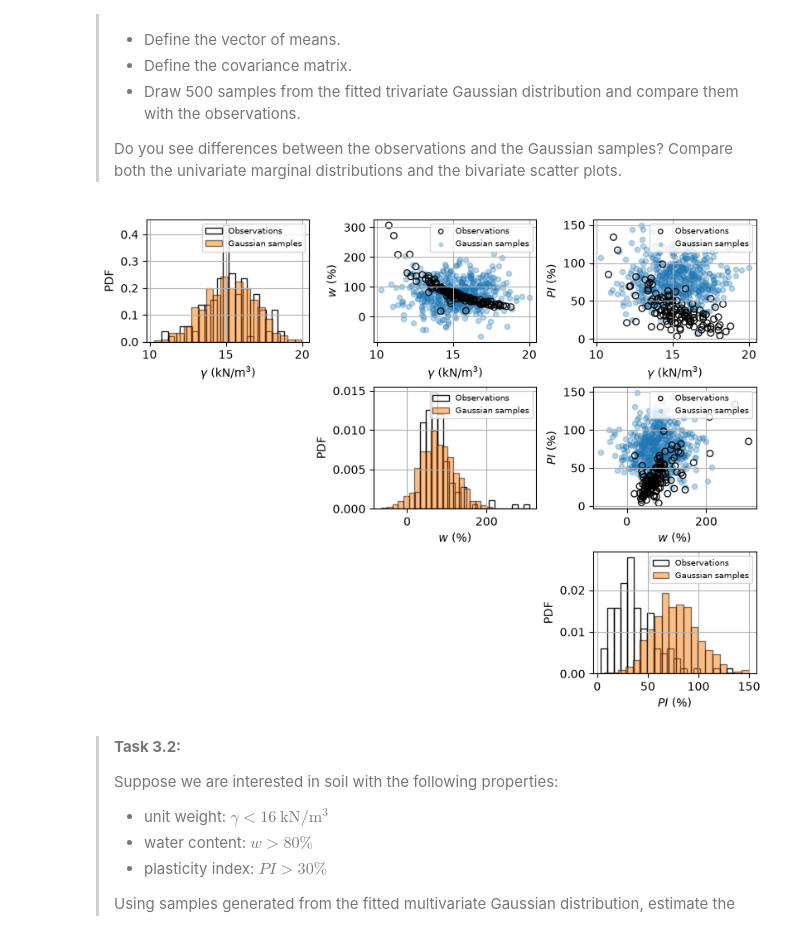
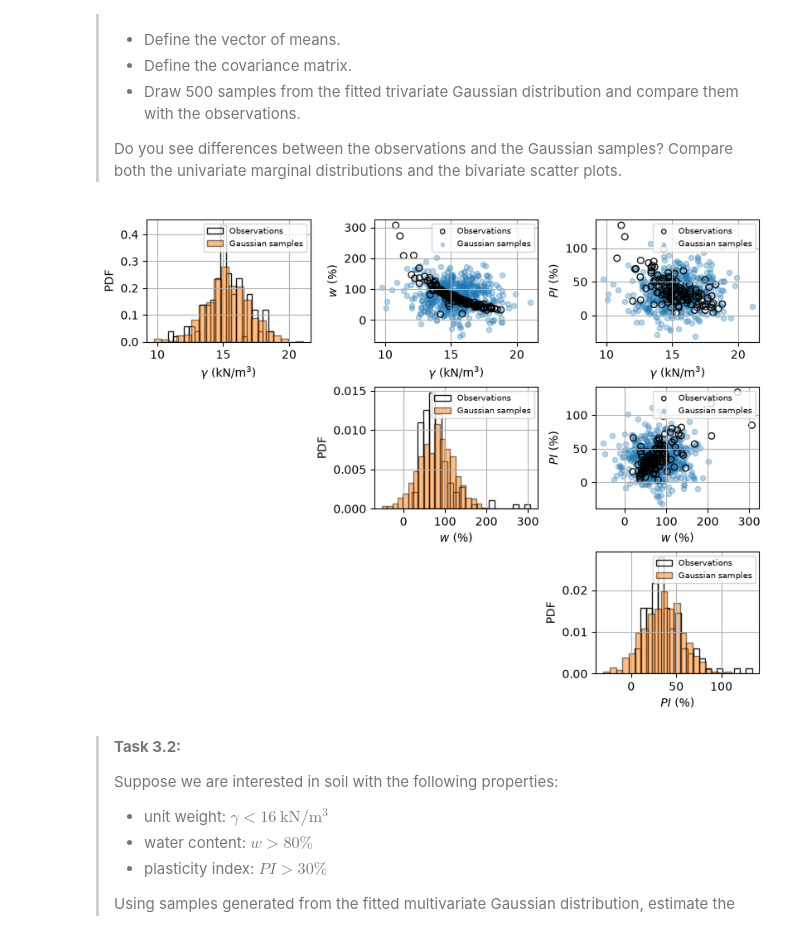
Before and after one commit to lsdegeus/WA1.5, a Jupyter notebook: Gaussian_Soil.ipynb, the cells around one changed output. Saved outputs shown, nothing was run; the diff lists cells and outputs as text; code cells hidden in the pictures.

```diff
--- a/Gaussian_Soil.ipynb
+++ b/Gaussian_Soil.ipynb
@@ -178,7 +178,7 @@ mu1 = np.mean(gamma)
 mu2 = np.mean(w)
 mu3 = np.mean(PI)
 
-mu = np.array([mu1, mu2, mu2])
+mu = np.array([mu1, mu2, mu3])
 
 
 # ---------------------------------------------------------
@@ -193,16 +193,16 @@ covariance_12 = pearson_correlation(gamma, w)
 covariance_13 = pearson_correlation(gamma, PI)
 covariance_23 = pearson_correlation(w, PI)
 
-sigma = [[s1**2, covariance_12, covariance_13],
+sigma = np.array([[s1**2, covariance_12, covariance_13],
          [covariance_12, s2**2, covariance_23],
-         [covariance_13, covariance_23, s3**2]]
+         [covariance_13, covariance_23, s3**2]])
 
 
 # ---------------------------------------------------------
 # Draw 500 samples from the fitted trivariate Gaussian
 # ---------------------------------------------------------
 
-samples = multivariate_normal(mu, sigma).rvs(size=500)
+samples = multivariate_normal(mean=mu, cov=sigma).rvs(size=500)
 
 
 # ---------------------------------------------------------
@@ -265,34 +265,34 @@ for i in range(data.shape[1]):
             # Observations on top
             axs[i, j].scatter(
                 data[:, i],
                 data[:, j],
                 alpha=0.9,
                 s=30,
                 edgecolor='black',
                 facecolor='none',
                 label='Observations'
             )
 
             axs[i, j].set_xlabel(variable_names[i])
             axs[i, j].set_ylabel(variable_names[j])
 
             # Put observations first in legend
             handles, labels = axs[i, j].get_legend_handles_labels()
 
             axs[i, j].legend(
                 [handles[1], handles[0]],
                 [labels[1], labels[0]],
                 fontsize=7,
                 markerscale=0.7
             )
 
         else:
 
             axs[i, j].axis('off')
 
 plt.show()
 # %% [output]
-[figure, old version]
+[figure, new version]
 # %% [markdown]
 > **Task 3.2:**
 >
```
Also changed, not shown: parts of 3 cells of this notebook.
